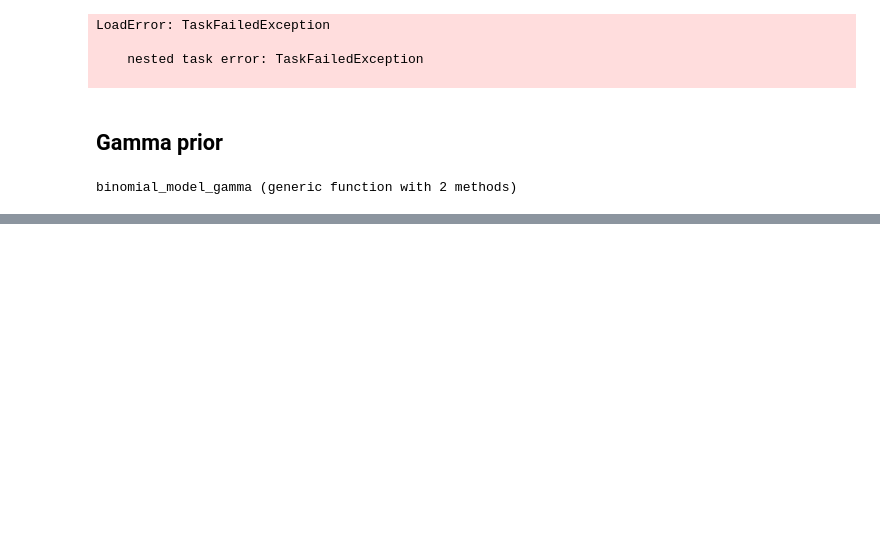
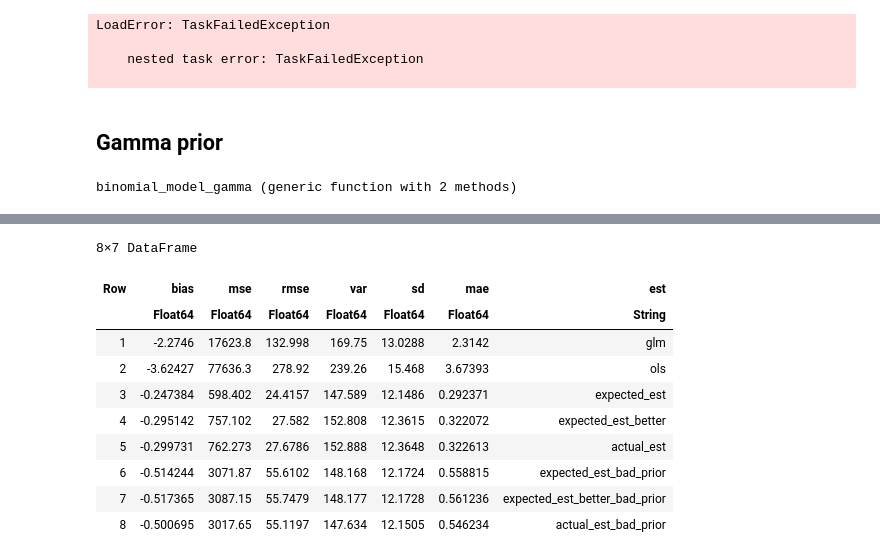
Before and after one commit to ncn-foreigners/Estimation-of-the-number-of-irregular-foreigners, a Jupyter notebook: original_model_sim.ipynb, the cells around one changed output, grey strips where cells are left out. Drawn from its saved outputs; the diff is of its cells as text; code cells hidden in the pictures; blank space fills up the shorter version.

```diff
--- a/original_model_sim.ipynb
+++ b/original_model_sim.ipynb
@@ -775,0 +979,24 @@ describe(df_res)
+# %%
+DataFrame(
+    bias  = [mean(((df_res[:, 2] .- df_res[:, k]) ./ 1000)[.!isnan.(df_res[:, k])])              for k in 3:10],
+    mse   = [mean((((df_res[:, 2] .- df_res[:, k]) .^ 2) ./ 1000)[.!isnan.(df_res[:, k])])       for k in 3:10],
+    rmse  = [sqrt(mean((((df_res[:, 1] .- df_res[:, k]) .^ 2) ./ 1000)[.!isnan.(df_res[:, k])])) for k in 3:10],
+    var   = [var((df_res[:, k] / 1000)[.!isnan.(df_res[:, k])])                                  for k in 3:10],
+    sd    = [std((df_res[:, k] / 1000)[.!isnan.(df_res[:, k])])                                  for k in 3:10],
+    mae   = [mean((abs.(df_res[:, 2] .- df_res[:, k]) ./ 1000)[.!isnan.(df_res[:, k])])          for k in 3:10],
+    est   = ["glm", "ols", "expected_est", "expected_est_better", "actual_est"
+        , "expected_est_bad_prior", "expected_est_better_bad_prior", "actual_est_bad_prior"
+    ]
+)
+# %% [output]
+8×7 DataFrame
+| Row | bias | mse | rmse | var | sd | mae | est |
+|  | Float64 | Float64 | Float64 | Float64 | Float64 | Float64 | String |
+| 1 | -2.2746 | 17623.8 | 132.998 | 169.75 | 13.0288 | 2.3142 | glm |
+| 2 | -3.62427 | 77636.3 | 278.92 | 239.26 | 15.468 | 3.67393 | ols |
+| 3 | -0.247384 | 598.402 | 24.4157 | 147.589 | 12.1486 | 0.292371 | expected_est |
+| 4 | -0.295142 | 757.102 | 27.582 | 152.808 | 12.3615 | 0.322072 | expected_est_better |
+| 5 | -0.299731 | 762.273 | 27.6786 | 152.888 | 12.3648 | 0.322613 | actual_est |
+| 6 | -0.514244 | 3071.87 | 55.6102 | 148.168 | 12.1724 | 0.558815 | expected_est_bad_prior |
+| 7 | -0.517365 | 3087.15 | 55.7479 | 148.177 | 12.1728 | 0.561236 | expected_est_better_bad_prior |
+| 8 | -0.500695 | 3017.65 | 55.1197 | 147.634 | 12.1505 | 0.546234 | actual_est_bad_prior |
```
Also changed, not shown: parts of 17 cells of this notebook, 1 other file.
